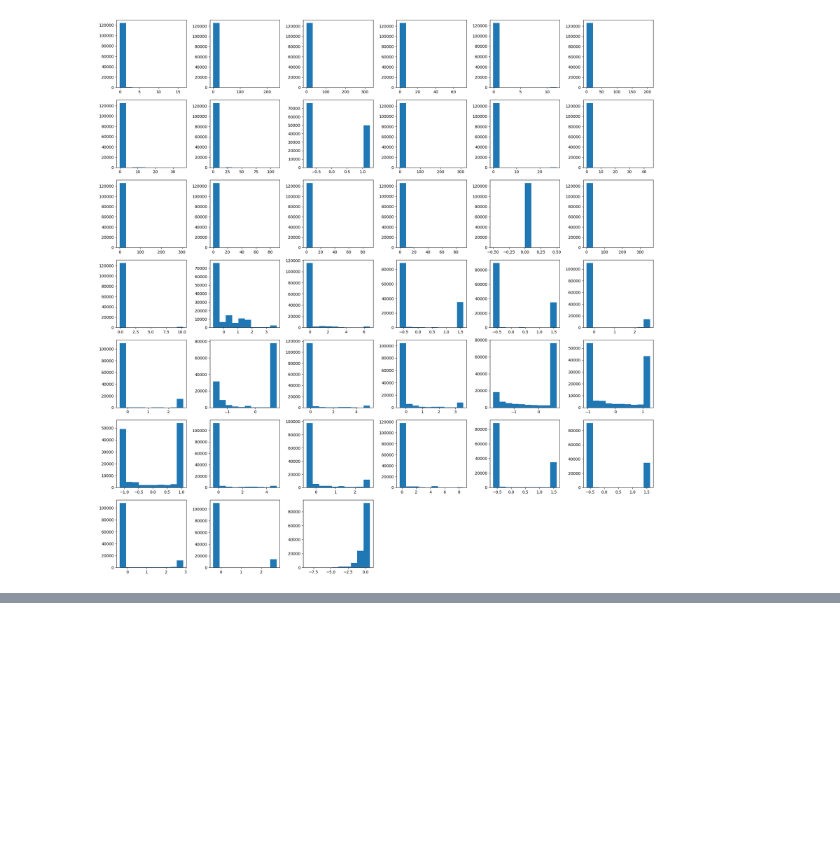
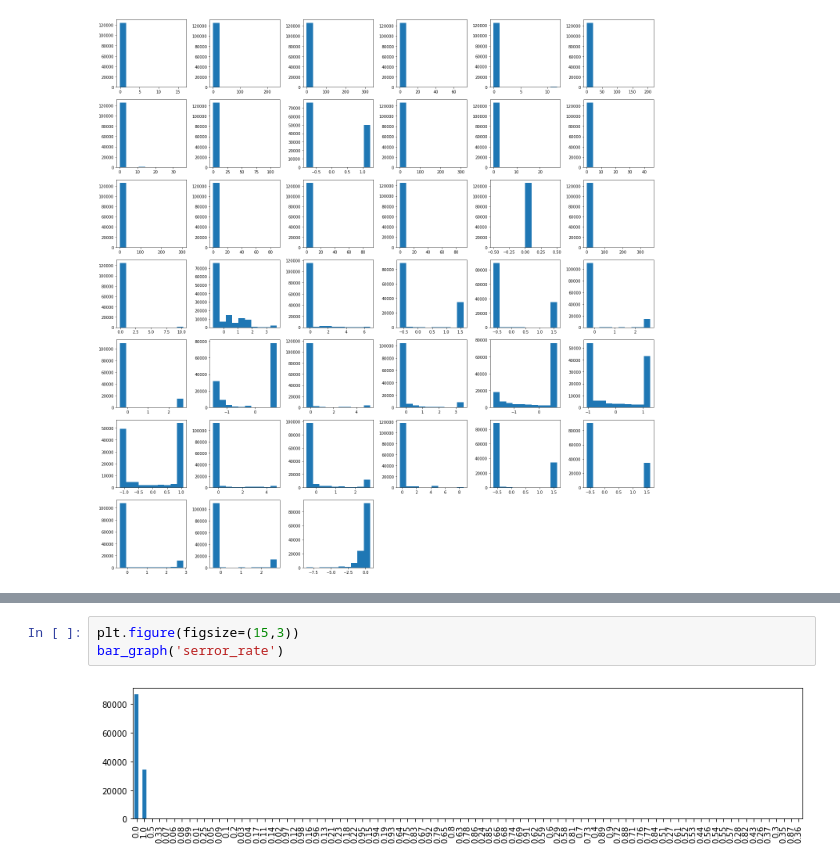
Before and after one commit to smidmatej/ML_project, a Jupyter notebook: main.ipynb, the cells around one changed output, grey strips where cells are left out. Drawn from its saved outputs; the diff is of its cells as text; blank space fills up the shorter version.

```diff
--- a/main.ipynb
+++ b/main.ipynb
@@ -178,0 +314,5 @@ print(f"No. of testing examples: {testing_data.shape[0]}")
+# %%
+plt.figure(figsize=(15,3))
+bar_graph('serror_rate')
+# %% [output]
+[figure, added]
```
Also changed, not shown: parts of 35 cells of this notebook.
